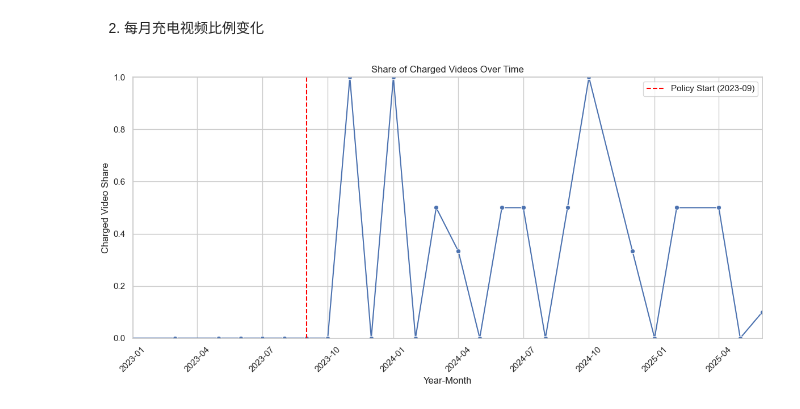
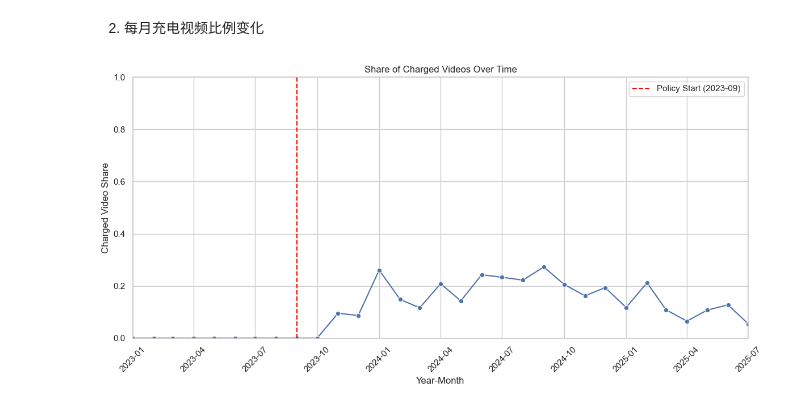
Before and after one commit to ym3116/bilibili-crawler, a Jupyter notebook: notebooks/01_policy_effect_analysis.ipynb, the cells around one changed output. Drawn from its saved outputs; the diff is of its cells as text; code cells hidden in the pictures.

```diff
--- a/notebooks/01_policy_effect_analysis.ipynb
+++ b/notebooks/01_policy_effect_analysis.ipynb
@@ -48,20 +49,25 @@ plt.show()
 # %%
 # Ensure datetime format
 df['year_month'] = pd.to_datetime(df['year_month'], format="%Y-%m")
+# Group by month and calculate share of charged videos
+monthly_charged_stats = (
+    df.groupby('year_month')['charged']
+    .agg(['mean', 'count'])
+    .rename(columns={'mean': 'charged_share', 'count': 'video_count'})
+)
 monthly_charged_stats.index = pd.to_datetime(monthly_charged_stats.index)
-
 # Plot
 plt.figure(figsize=(12,6))
 sns.lineplot(data=monthly_charged_stats, x=monthly_charged_stats.index, y='charged_share', marker='o')
 plt.axvline(pd.to_datetime("2023-09-01"), color="red", linestyle="--", label="Policy Start (2023-09)")
 plt.title("Share of Charged Videos Over Time")
 plt.ylabel("Charged Video Share")
 plt.xlabel("Year-Month")
 plt.xticks(rotation=45)
 plt.ylim(0, 1)
 plt.xlim(pd.to_datetime("2023-01-01"), df['year_month'].max())  # <-- x-axis range
 plt.legend()
 plt.tight_layout()
 plt.show()
 # %% [output]
-[figure, old version]
+[figure, new version]
```
Also changed, not shown: parts of 6 cells of this notebook, 6 other files.
